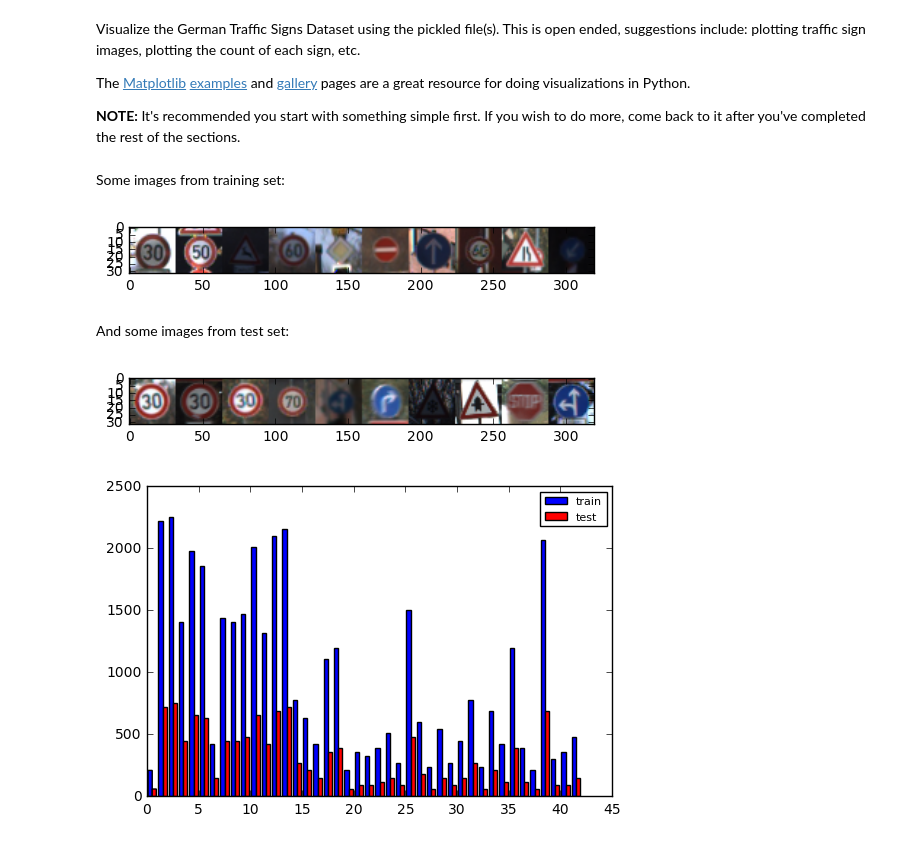
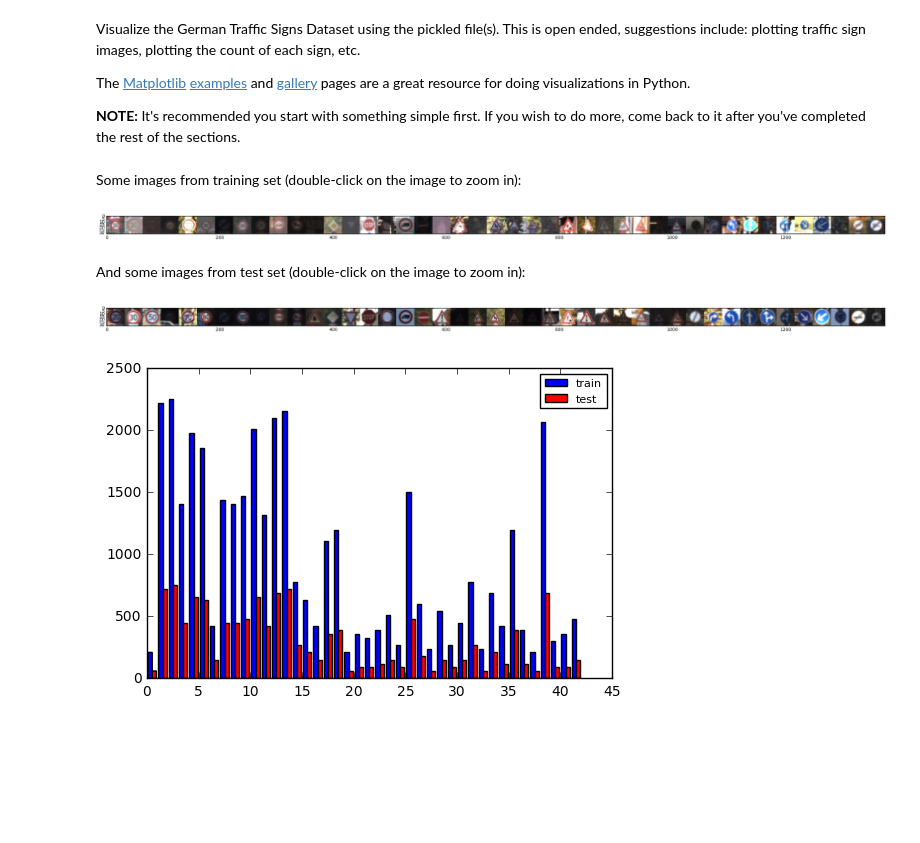
Before and after one commit to Alexey-Kamenev/CarND-Traffic-Sign-Classifier-Project, a Jupyter notebook: Traffic_Sign_Classifier.ipynb, the cells around one changed output. Drawn from its saved outputs; the diff is of its cells as text; code cells hidden in the pictures; blank space fills up the shorter version.

```diff
--- a/Traffic_Sign_Classifier.ipynb
+++ b/Traffic_Sign_Classifier.ipynb
@@ -86,22 +86,27 @@ import matplotlib.pyplot as plt
 # Visualizations will be shown in the notebook.
 %matplotlib inline
 
+def get_sample_images(img, lab):
+    l, indices = np.unique(lab, return_index=True)
+    return img[indices]
+
 def plot_images(images, imagesToShow = 10):
-    #plot.rcParams["figure.figsize"] = 10, 10
-    imgs = images[np.random.randint(images.shape[0], size=imagesToShow)]
-    plt.imshow(np.hstack([(1.0 - i).reshape((32, 32, 3)) for i in imgs]))
+    fsize = plt.rcParams["figure.figsize"]
+    plt.rcParams["figure.figsize"] = 32, 32
+    plt.imshow(np.hstack(images[:imagesToShow]))
+    plt.rcParams["figure.figsize"] = fsize
 # %% [markdown]
-Some images from training set:
+Some images from training set (double-click on the image to zoom in):
 # %%
-plot_images(X_train)
+plot_images(get_sample_images(X_train, y_train), imagesToShow=n_classes)
 # %% [output]
-[figure, old version]
+[figure, new version]
 # %% [markdown]
-And some images from test set:
+And some images from test set (double-click on the image to zoom in):
 # %%
-plot_images(X_test)
+plot_images(get_sample_images(X_test, y_test), imagesToShow=n_classes)
 # %% [output]
-[figure, old version]
+[figure, new version]
 # %%
 def plot_hist():
     fig, ax = plt.subplots()
```
Also changed, not shown: parts of 10 cells of this notebook.
